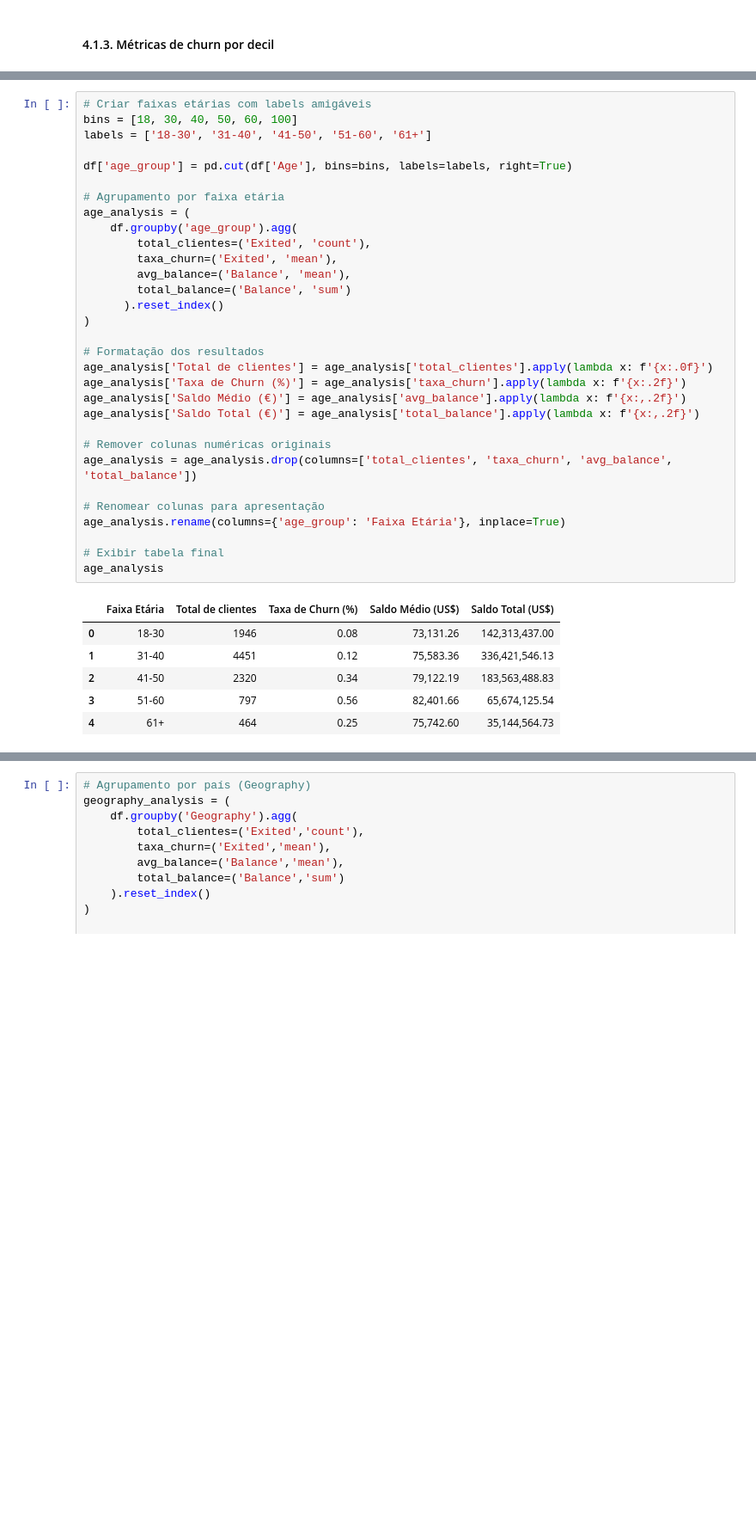
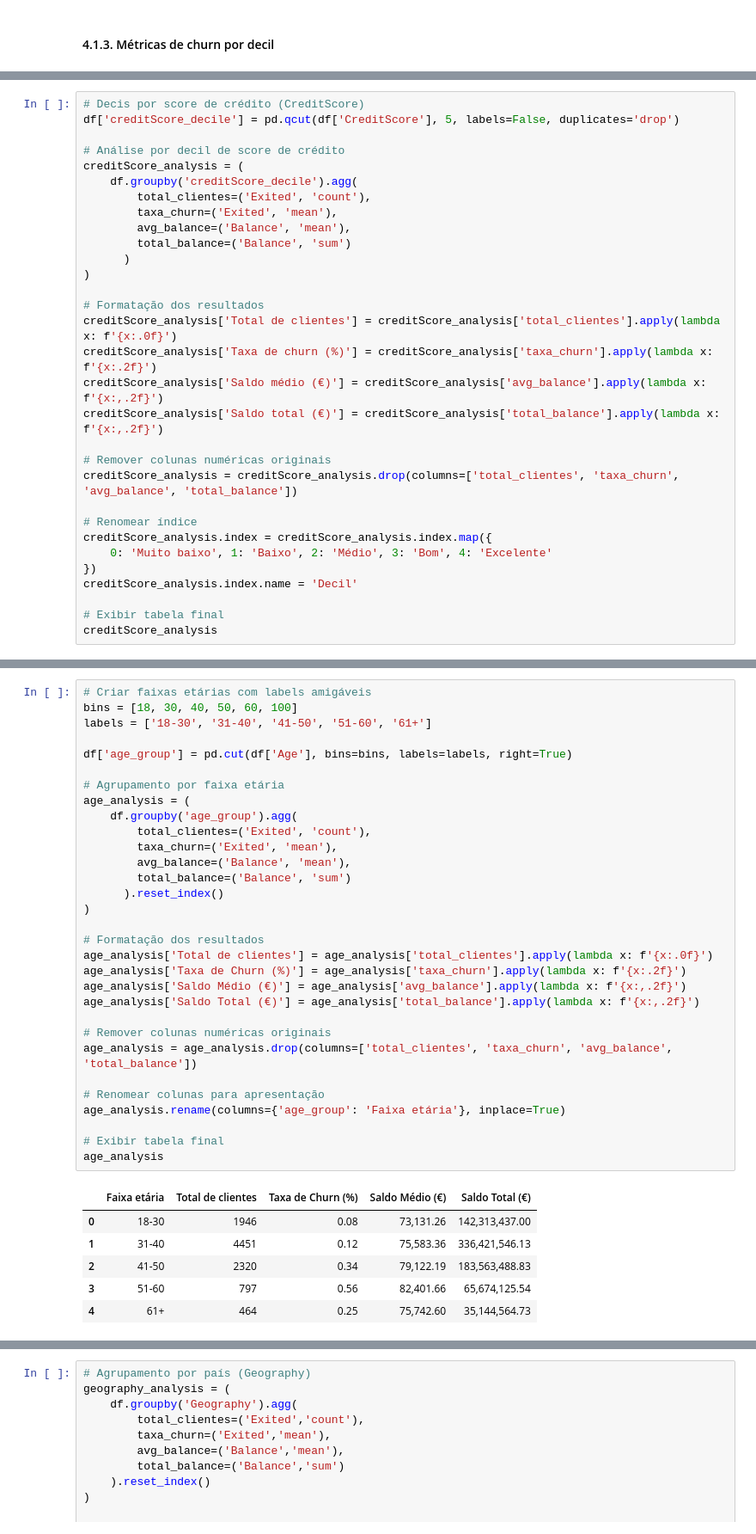
Before and after one commit to emso-exe/Churn_clientes_de_banco, a Jupyter notebook: notebooks/001_analise_exploratoria.ipynb, the cells around one changed output, grey strips where cells are left out. Shown at 86% size. Drawn from its saved outputs; the diff is of its cells as text; blank space fills up the shorter version.

```diff
--- a/notebooks/001_analise_exploratoria.ipynb
+++ b/notebooks/001_analise_exploratoria.ipynb
@@ -546,0 +651,31 @@ decile_analysis
+# %%
+# Decis por score de crédito (CreditScore)
+df['creditScore_decile'] = pd.qcut(df['CreditScore'], 5, labels=False, duplicates='drop')
+
+# Análise por decil de score de crédito
+creditScore_analysis = (
+    df.groupby('creditScore_decile').agg(
+        total_clientes=('Exited', 'count'),
+        taxa_churn=('Exited', 'mean'),
+        avg_balance=('Balance', 'mean'),
+        total_balance=('Balance', 'sum')
+      )
+)
+
+# Formatação dos resultados
+creditScore_analysis['Total de clientes'] = creditScore_analysis['total_clientes'].apply(lambda x: f'{x:.0f}')
+creditScore_analysis['Taxa de churn (%)'] = creditScore_analysis['taxa_churn'].apply(lambda x: f'{x:.2f}')
+creditScore_analysis['Saldo médio (€)'] = creditScore_analysis['avg_balance'].apply(lambda x: f'{x:,.2f}')
+creditScore_analysis['Saldo total (€)'] = creditScore_analysis['total_balance'].apply(lambda x: f'{x:,.2f}')
+
+# Remover colunas numéricas originais
+creditScore_analysis = creditScore_analysis.drop(columns=['total_clientes', 'taxa_churn', 'avg_balance', 'total_balance'])
+
+# Renomear índice
+creditScore_analysis.index = creditScore_analysis.index.map({
+    0: 'Muito baixo', 1: 'Baixo', 2: 'Médio', 3: 'Bom', 4: 'Excelente'
+})
+creditScore_analysis.index.name = 'Decil'
+
+# Exibir tabela final
+creditScore_analysis
@@ -552,35 +695,35 @@ decile_analysis
 # Criar faixas etárias com labels amigáveis
 bins = [18, 30, 40, 50, 60, 100]
 labels = ['18-30', '31-40', '41-50', '51-60', '61+']
 
 df['age_group'] = pd.cut(df['Age'], bins=bins, labels=labels, right=True)
 
 # Agrupamento por faixa etária
 age_analysis = (
     df.groupby('age_group').agg(
         total_clientes=('Exited', 'count'),
         taxa_churn=('Exited', 'mean'),
         avg_balance=('Balance', 'mean'),
         total_balance=('Balance', 'sum')
       ).reset_index()
 )
 
 # Formatação dos resultados
 age_analysis['Total de clientes'] = age_analysis['total_clientes'].apply(lambda x: f'{x:.0f}')
 age_analysis['Taxa de Churn (%)'] = age_analysis['taxa_churn'].apply(lambda x: f'{x:.2f}')
 age_analysis['Saldo Médio (€)'] = age_analysis['avg_balance'].apply(lambda x: f'{x:,.2f}')
 age_analysis['Saldo Total (€)'] = age_analysis['total_balance'].apply(lambda x: f'{x:,.2f}')
 
 # Remover colunas numéricas originais
 age_analysis = age_analysis.drop(columns=['total_clientes', 'taxa_churn', 'avg_balance', 'total_balance'])
 
 # Renomear colunas para apresentação
-age_analysis.rename(columns={'age_group': 'Faixa Etária'}, inplace=True)
+age_analysis.rename(columns={'age_group': 'Faixa etária'}, inplace=True)
 
 # Exibir tabela final
 age_analysis
 # %% [output]
-|  | Faixa Etária | Total de clientes | Taxa de Churn (%) | Saldo Médio (US$) | Saldo Total (US$) |
+|  | Faixa etária | Total de clientes | Taxa de Churn (%) | Saldo Médio (€) | Saldo Total (€) |
 | 0 | 18-30 | 1946 | 0.08 | 73,131.26 | 142,313,437.00 |
 | 1 | 31-40 | 4451 | 0.12 | 75,583.36 | 336,421,546.13 |
 | 2 | 41-50 | 2320 | 0.34 | 79,122.19 | 183,563,488.83 |
```
Also changed, not shown: parts of 23 cells of this notebook.
